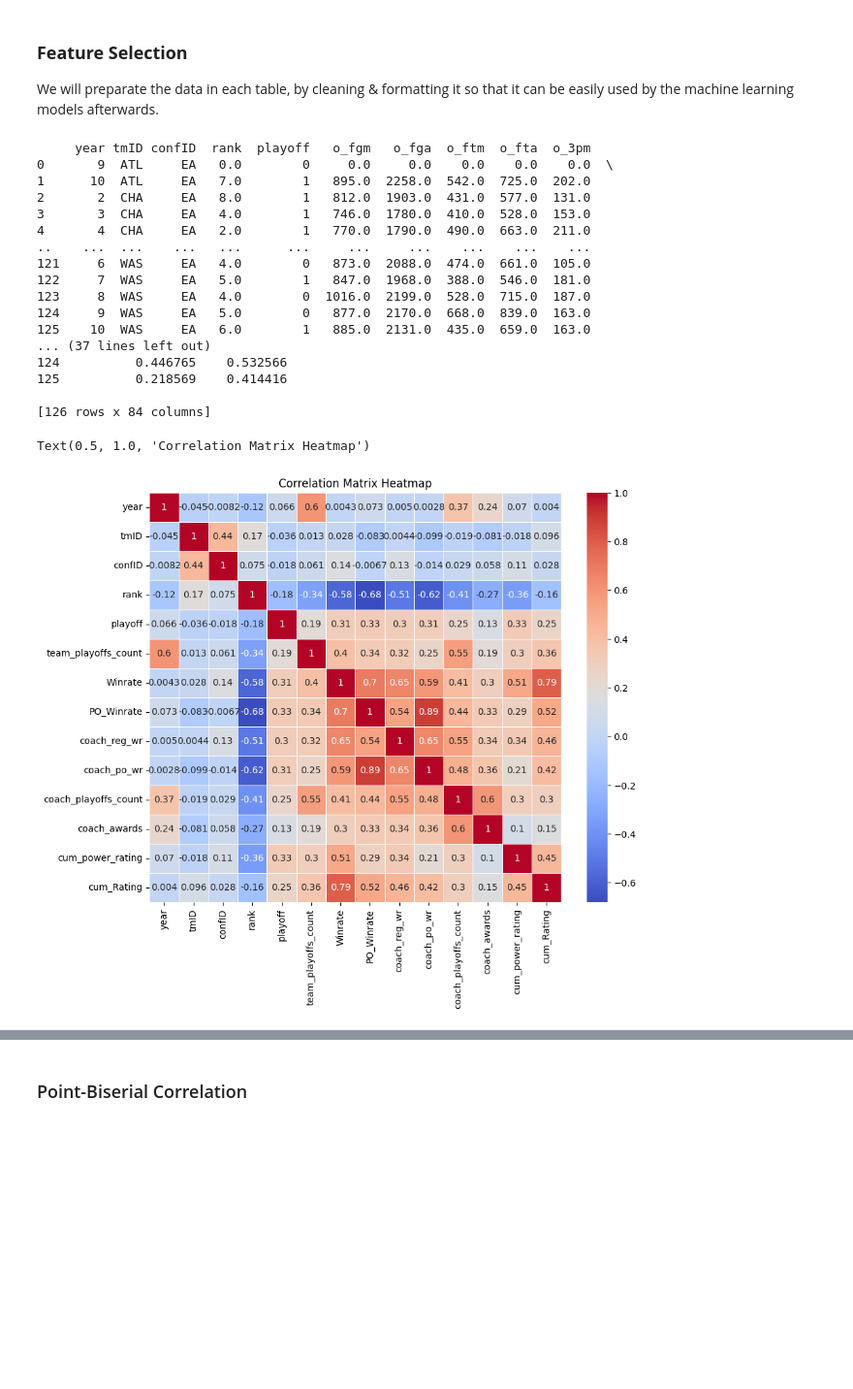
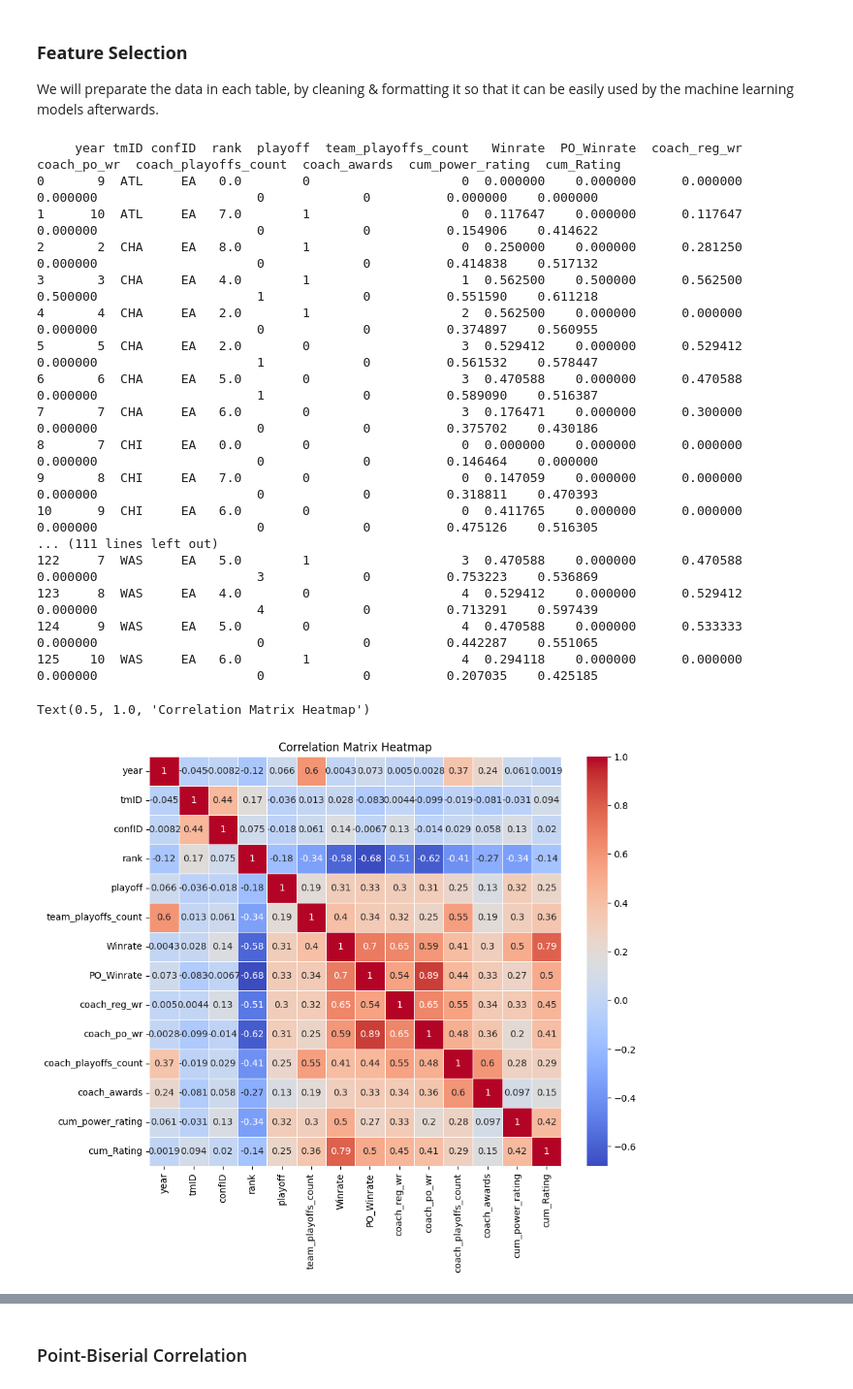
Before and after one commit to oliveira002/FEUP-AC, a Jupyter notebook: data_preparation.ipynb, the cells around one changed output, grey strips where cells are left out. Shown at 97% size. Cells and saved outputs as stored; diff of their text form; code cells hidden in the pictures; blank space fills up the shorter version.

```diff
--- a/data_preparation.ipynb
+++ b/data_preparation.ipynb
@@ -350,6 +350,7 @@ from sklearn.model_selection import GridSearchCV
 import xgboost as xgb
 from sklearn.naive_bayes import MultinomialNB
 from sklearn.neighbors import KNeighborsClassifier
+from sklearn.preprocessing import MinMaxScaler
 
 import time
 
@@ -370,54 +371,55 @@ columns = ['o_fgm', 'o_fga', 'o_ftm', 'o_fta',
        'p_threeMade', 'p_dq', 'p_PostGP', 'p_PostGS', 'p_PostMinutes',
        'p_PostPoints', 'p_PostoRebounds', 'p_PostdRebounds', 'p_PostRebounds',
        'p_PostAssists', 'p_PostSteals', 'p_PostBlocks', 'p_PostTurnovers',
        'p_PostPF', 'p_PostfgAttempted', 'p_PostfgMade', 'p_PostftAttempted',
        'p_PostftMade', 'p_PostthreeAttempted', 'p_PostthreeMade', 'p_PostDQ',
        'p_player_awards']
 
 
-print(merged_data)
+
 merged_data = merged_data.drop(columns=columns, axis=1)
 
 """
 merged_data.drop(columns=['o_fgm', 'o_fga', 'o_ftm', 'o_fta',
        'o_3pm', 'o_3pa', 'o_oreb', 'o_dreb', 'o_reb', 'o_asts', 'o_pf',
        'o_stl', 'o_to', 'o_blk', 'o_pts', 'd_fgm', 'd_fga', 'd_ftm', 'd_fta',
        'd_3pm', 'd_3pa', 'd_oreb', 'd_dreb', 'd_reb', 'd_asts', 'd_pf',
        'd_stl', 'd_to', 'd_blk', 'd_pts', 'min','p_minutes'], axis = 1, inplace = True)
 """
 
-
-
+# Sort by team and year
+merged_data = merged_data.sort_values(by=['tmID', 'year'], ascending=[True, True])
+print(merged_data.to_string())
 
 merged_data['tmID'] = label_encoder.fit_transform(merged_data['tmID'])
 merged_data['confID'] = label_encoder.fit_transform(merged_data['confID'])
 correlation_matrix = merged_data.corr()
 # Create a heatmap
 plt.figure(figsize=(10, 8))
 sns.heatmap(correlation_matrix, annot=True, cmap='coolwarm', linewidths=.5)
 plt.title('Correlation Matrix Heatmap')
 #plt.show()
 #merged_data = fs.aggregate_stats_features(merged_data)
 # %% [output]
-     year tmID confID  rank  playoff   o_fgm   o_fga  o_ftm  o_fta  o_3pm
-0       9  ATL     EA   0.0        0     0.0     0.0    0.0    0.0    0.0  \
-1      10  ATL     EA   7.0        1   895.0  2258.0  542.0  725.0  202.0
-2       2  CHA     EA   8.0        1   812.0  1903.0  431.0  577.0  131.0
-3       3  CHA     EA   4.0        1   746.0  1780.0  410.0  528.0  153.0
-4       4  CHA     EA   2.0        1   770.0  1790.0  490.0  663.0  211.0
-..    ...  ...    ...   ...      ...     ...     ...    ...    ...    ...
-121     6  WAS     EA   4.0        0   873.0  2088.0  474.0  661.0  105.0
-122     7  WAS     EA   5.0        1   847.0  1968.0  388.0  546.0  181.0
-123     8  WAS     EA   4.0        0  1016.0  2199.0  528.0  715.0  187.0
-124     9  WAS     EA   5.0        0   877.0  2170.0  668.0  839.0  163.0
-125    10  WAS     EA   6.0        1   885.0  2131.0  435.0  659.0  163.0
-... (37 lines left out)
-124          0.446765    0.532566
-125          0.218569    0.414416
-
-[126 rows x 84 columns]
+     year tmID confID  rank  playoff  team_playoffs_count   Winrate  PO_Winrate  coach_reg_wr  coach_po_wr  coach_playoffs_count  coach_awards  cum_power_rating  cum_Rating
+0       9  ATL     EA   0.0        0                    0  0.000000    0.000000      0.000000     0.000000                     0             0          0.000000    0.000000
+1      10  ATL     EA   7.0        1                    0  0.117647    0.000000      0.117647     0.000000                     0             0          0.154906    0.414622
+2       2  CHA     EA   8.0        1                    0  0.250000    0.000000      0.281250     0.000000                     0             0          0.414838    0.517132
+3       3  CHA     EA   4.0        1                    1  0.562500    0.500000      0.562500     0.500000                     1             0          0.551590    0.611218
+4       4  CHA     EA   2.0        1                    2  0.562500    0.000000      0.000000     0.000000                     0             0          0.374897    0.560955
+5       5  CHA     EA   2.0        0                    3  0.529412    0.000000      0.529412     0.000000                     1             0          0.561532    0.578447
+6       6  CHA     EA   5.0        0                    3  0.470588    0.000000      0.470588     0.000000                     1             0          0.589090    0.516387
+7       7  CHA     EA   6.0        0                    3  0.176471    0.000000      0.300000     0.000000                     0             0          0.375702    0.430186
+8       7  CHI     EA   0.0        0                    0  0.000000    0.000000      0.000000     0.000000                     0             0          0.146464    0.000000
+9       8  CHI     EA   7.0        0                    0  0.147059    0.000000      0.000000     0.000000                     0             0          0.318811    0.470393
+10      9  CHI     EA   6.0        0                    0  0.411765    0.000000      0.000000     0.000000                     0             0          0.475126    0.516305
+... (111 lines left out)
+122     7  WAS     EA   5.0        1                    3  0.470588    0.000000      0.470588     0.000000                     3             0          0.753223    0.536869
+123     8  WAS     EA   4.0        0                    4  0.529412    0.000000      0.529412     0.000000                     4             0          0.713291    0.597439
+124     9  WAS     EA   5.0        0                    4  0.470588    0.000000      0.533333     0.000000                     0             0          0.442287    0.551065
+125    10  WAS     EA   6.0        1                    4  0.294118    0.000000      0.000000     0.000000                     0             0          0.207035    0.425185
 Text(0.5, 1.0, 'Correlation Matrix Heatmap')
-[figure, old version]
+[figure, new version]
 # %%
 
 x = merged_data.drop('playoff', axis=1)
```
Also changed, not shown: parts of 12 cells of this notebook, 1 other file.
